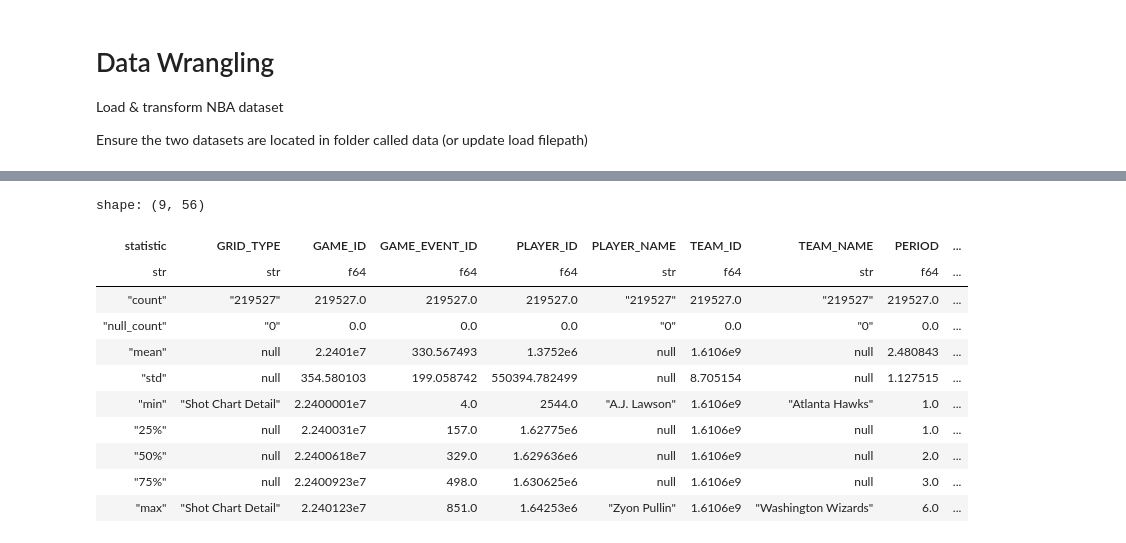
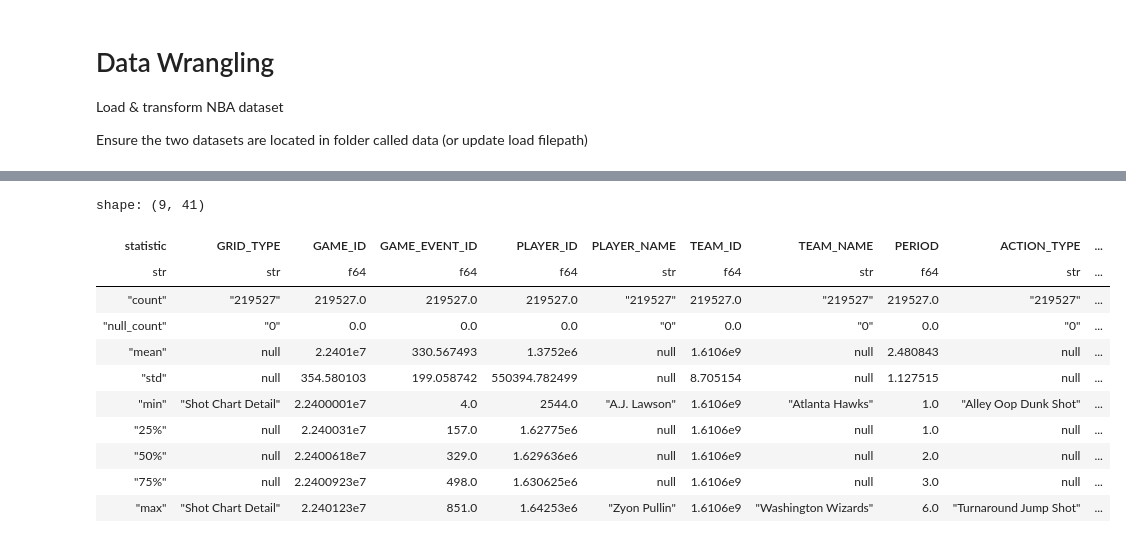
Before and after one commit to carlsonhu225-source/data7001_g02, a Jupyter notebook: Load_NBA_Dataset.ipynb, the cells around one changed output, grey strips where cells are left out. Cells and saved outputs as stored; diff of their text form; code cells hidden in the pictures.

```diff
--- a/Load_NBA_Dataset.ipynb
+++ b/Load_NBA_Dataset.ipynb
@@ -86,5 +64,6 @@ df_cdnnba.columns
 # %%
 # Merge two dataframes
 df_merged = df_shots.join(df_cdnnba, how='left', left_on=['GAME_ID', 'GAME_EVENT_ID'], right_on=['gameId', 'actionNumber'])
-df_merged.head(10)
+df_merged = df_merged.with_columns(pl.concat_str([pl.col('GAME_ID'), pl.col('GAME_EVENT_ID')], separator="_").alias('Record_Id'))
+df_merged.head(5)
 # %% [output]
@@ -134,10 +140,15 @@ df_merged[['PLAYER_ID', 'personId']][df_test2]
 df_merged = df_merged.with_columns(
     pl.col('GAME_DATE').cast(pl.String).str.to_datetime(format="%Y%m%d").alias('game_date'),
     pl.duration(minutes=pl.col('MINUTES_REMAINING'), seconds=pl.col('SECONDS_REMAINING')).alias('time_remaining'),
-    (pl.col('scoreHome') - pl.col('scoreAway')).alias('score_margin')
+    (pl.col('scoreHome') - pl.col('scoreAway')).alias('score_margin_after'),
+    pl.when(pl.col('SHOT_MADE_FLAG') == 1).then(
+        pl.when(pl.col('actionType') == "3pt").then(pl.lit(3)).otherwise(pl.lit(2))
+        ).otherwise(pl.lit(0)).alias('score_change')
 )
 
-# Convert to based on player taking actions perspective
+# Convert score to be relative to player taking actions perspective
 df_merged = df_merged.with_columns(
-    pl.when(pl.col('teamTricode') == pl.col('HTM')).then(pl.col('score_margin')).otherwise(pl.col('score_margin')*-1).alias('margin_action')
+    pl.when(pl.col('teamTricode') == pl.col('HTM'))
+        .then(pl.col('score_margin_after') - pl.col('score_change'))
+    .otherwise(pl.col('score_margin_after')*-1 - pl.col('score_change')).alias('relative_margin_before')
 )
@@ -196,9 +175,9 @@ shape: (0, 83)
 # %%
-# Drop redundant columns
-df2 = df_merged.drop(['period', 'personId', 'actionType', 'GAME_DATE', 'SHOT_DISTANCE'])
+# Drop redundant (i.e. duplicate) columns
+df_combined = df_merged.drop(['period', 'personId', 'actionType', 'GAME_DATE', 'SHOT_DISTANCE', 'teamId'])
 
 # Drop columns deemed not required
-df2 = df2.drop([
+df_combined = df_combined.drop([
     'EVENT_TYPE',
     'MINUTES_REMAINING',
     'SECONDS_REMAINING',
@@ -224,7 +203,19 @@ df2 = df2.drop([
     'jumpBallWonPersonId',
     'jumpBallRecoveredName',
     'jumpBallRecoverdPersonId',
-    'shotActionNumber'
+    'shotActionNumber',
+    'SHOT_ATTEMPTED_FLAG',
+    'playerName',
+    'playerNameI',
+    'teamTricode',
+    'possession',
+    'xLegacy',
+    'yLegacy',
+    'x',
+    'y',
+    'description',
+    'personIdsFilter',
+    'descriptor'
 ])
-df2
+df_combined
 # %% [output]
@@ -245,15 +256,15 @@ shape: (219_527, 52)
 # %%
-df2.describe()
+df_combined.describe()
 # %% [output]
-shape: (9, 56)
+shape: (9, 41)
-| statistic | GRID_TYPE | GAME_ID | GAME_EVENT_ID | PLAYER_ID | PLAYER_NAME | TEAM_ID | TEAM_NAME | PERIOD | ... |
-| str | str | f64 | f64 | f64 | str | f64 | str | f64 | ... |
-| "count" | "219527" | 219527.0 | 219527.0 | 219527.0 | "219527" | 219527.0 | "219527" | 219527.0 | ... |
-| "null_count" | "0" | 0.0 | 0.0 | 0.0 | "0" | 0.0 | "0" | 0.0 | ... |
-| "mean" | null | 2.2401e7 | 330.567493 | 1.3752e6 | null | 1.6106e9 | null | 2.480843 | ... |
-| "std" | null | 354.580103 | 199.058742 | 550394.782499 | null | 8.705154 | null | 1.127515 | ... |
-| "min" | "Shot Chart Detail" | 2.2400001e7 | 4.0 | 2544.0 | "A.J. Lawson" | 1.6106e9 | "Atlanta Hawks" | 1.0 | ... |
-| "25%" | null | 2.240031e7 | 157.0 | 1.62775e6 | null | 1.6106e9 | null | 1.0 | ... |
-| "50%" | null | 2.2400618e7 | 329.0 | 1.629636e6 | null | 1.6106e9 | null | 2.0 | ... |
-| "75%" | null | 2.2400923e7 | 498.0 | 1.630625e6 | null | 1.6106e9 | null | 3.0 | ... |
-| "max" | "Shot Chart Detail" | 2.240123e7 | 851.0 | 1.64253e6 | "Zyon Pullin" | 1.6106e9 | "Washington Wizards" | 6.0 | ... |
+| statistic | GRID_TYPE | GAME_ID | GAME_EVENT_ID | PLAYER_ID | PLAYER_NAME | TEAM_ID | TEAM_NAME | PERIOD | ACTION_TYPE | ... |
+| str | str | f64 | f64 | f64 | str | f64 | str | f64 | str | ... |
+| "count" | "219527" | 219527.0 | 219527.0 | 219527.0 | "219527" | 219527.0 | "219527" | 219527.0 | "219527" | ... |
+| "null_count" | "0" | 0.0 | 0.0 | 0.0 | "0" | 0.0 | "0" | 0.0 | "0" | ... |
+| "mean" | null | 2.2401e7 | 330.567493 | 1.3752e6 | null | 1.6106e9 | null | 2.480843 | null | ... |
+| "std" | null | 354.580103 | 199.058742 | 550394.782499 | null | 8.705154 | null | 1.127515 | null | ... |
+| "min" | "Shot Chart Detail" | 2.2400001e7 | 4.0 | 2544.0 | "A.J. Lawson" | 1.6106e9 | "Atlanta Hawks" | 1.0 | "Alley Oop Dunk Shot" | ... |
+| "25%" | null | 2.240031e7 | 157.0 | 1.62775e6 | null | 1.6106e9 | null | 1.0 | null | ... |
+| "50%" | null | 2.2400618e7 | 329.0 | 1.629636e6 | null | 1.6106e9 | null | 2.0 | null | ... |
+| "75%" | null | 2.2400923e7 | 498.0 | 1.630625e6 | null | 1.6106e9 | null | 3.0 | null | ... |
+| "max" | "Shot Chart Detail" | 2.240123e7 | 851.0 | 1.64253e6 | "Zyon Pullin" | 1.6106e9 | "Washington Wizards" | 6.0 | "Turnaround Jump Shot" | ... |
```
Also changed, not shown: parts of 24 cells of this notebook, 1 other file.
